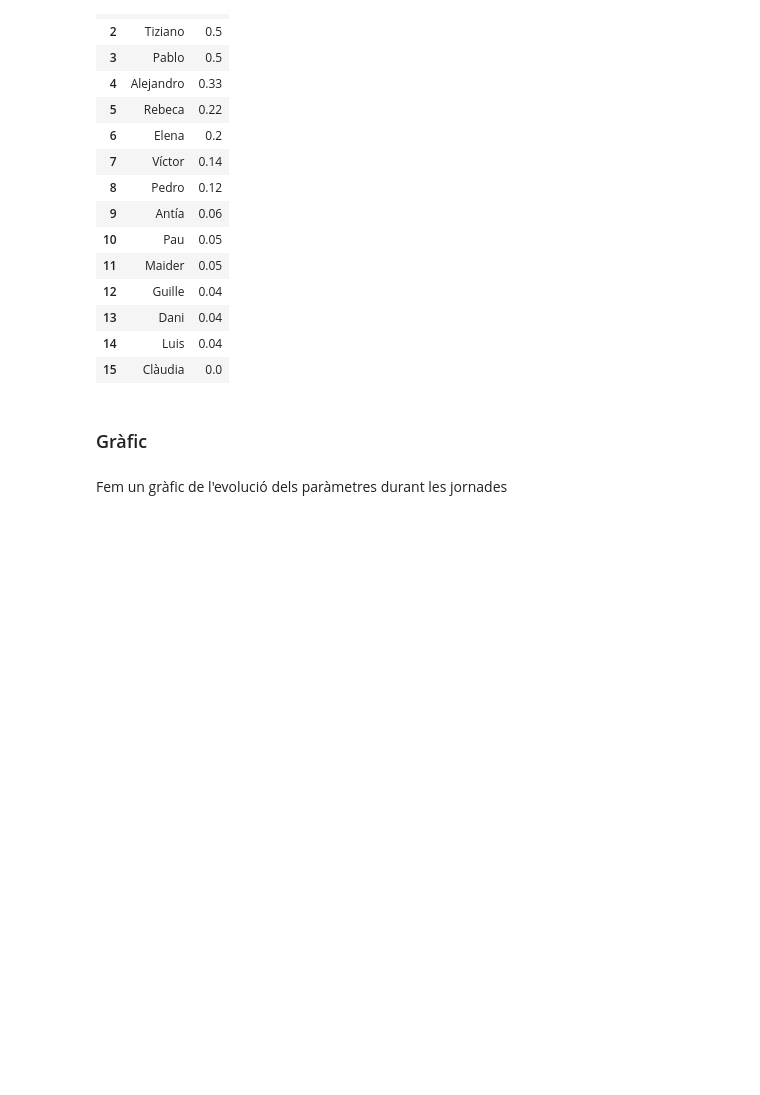
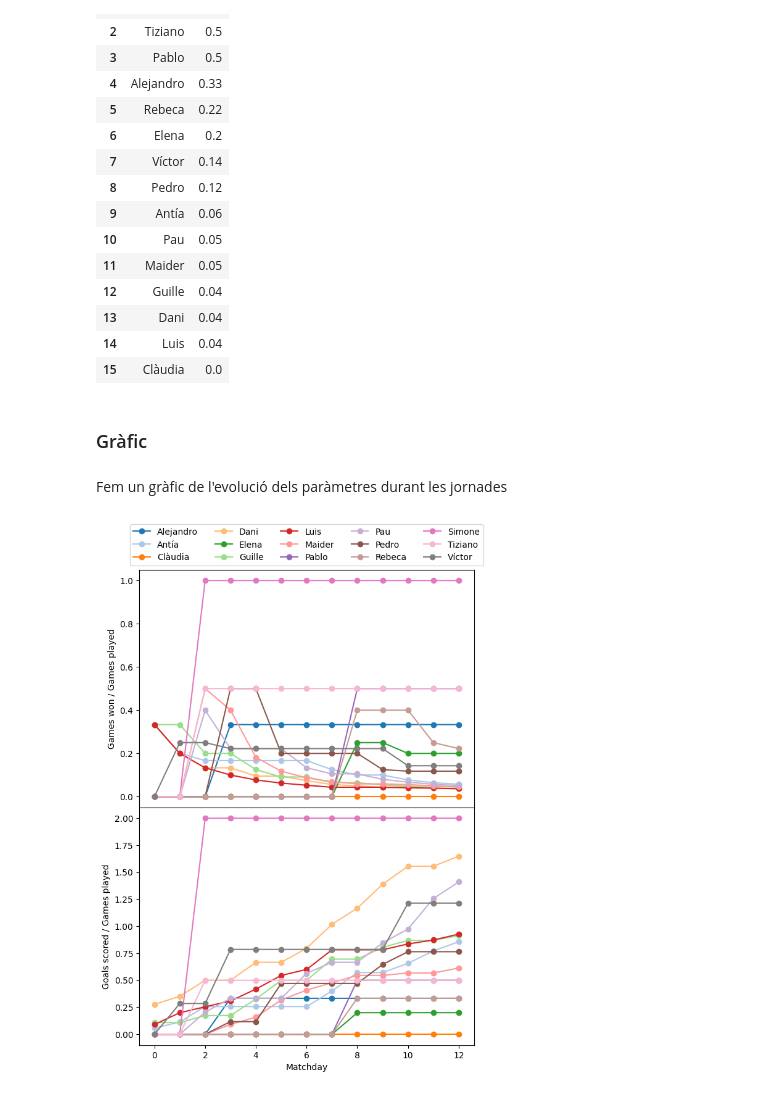
Before and after one commit to pgrebolt/ICEChampionsLeague, a Jupyter notebook: plot_stats.ipynb, the cells around one changed output. Drawn from its saved outputs; the diff is of its cells as text; code cells hidden in the pictures; blank space fills up the shorter version.

```diff
--- a/plot_stats.ipynb
+++ b/plot_stats.ipynb
@@ -79,28 +79,30 @@ Games won / Games played (Matchday 12)
 Fem un gràfic de l'evolució dels paràmetres durant les jornades
 # %%
 # Initialize figure
-fig, axs = plt.subplots(figsize=(7, 12), ncols= 1, nrows = 2, sharex=True)
+fig, axs = plt.subplots(figsize=(7, 10), ncols= 1, nrows = 2, sharex=True)
 axs = axs.flatten()
 
 # Extract parameters values
 winplayed_values = dataarray['WinPlayed']
 scoredplayed_values = dataarray['ScoredPlayed']
 
 # Plot for every player
 for player in players_names:
     winplayed_evolution = winplayed_values.sel(player = player)
     winplayed_evolution_values = winplayed_evolution.values
     scoredplayed_evolution = scoredplayed_values.sel(player = player)
     scoredplayed_evolution_values = scoredplayed_evolution.values
 
     axs[0].plot(matchdays, winplayed_evolution_values, marker='o', label=player)
     axs[1].plot(matchdays, scoredplayed_evolution_values, marker='o', label=player)
 
 axs[0].legend(bbox_to_anchor = ( 0.5, 1.), ncol = 5, loc = 'lower center')
 axs[1].set_xlabel("Matchday")
 axs[0].set_ylabel("Games won / Games played")
 axs[1].set_ylabel("Goals scored / Games played")
 
 # Guardem la figura per poderla posar al README
 plt.subplots_adjust(hspace=0.0)
 plt.savefig('results/winplayed_stats.png', dpi=300, bbox_inches='tight')
+# %% [output]
+[figure, added]
```
Also changed, not shown: 4 other files.
